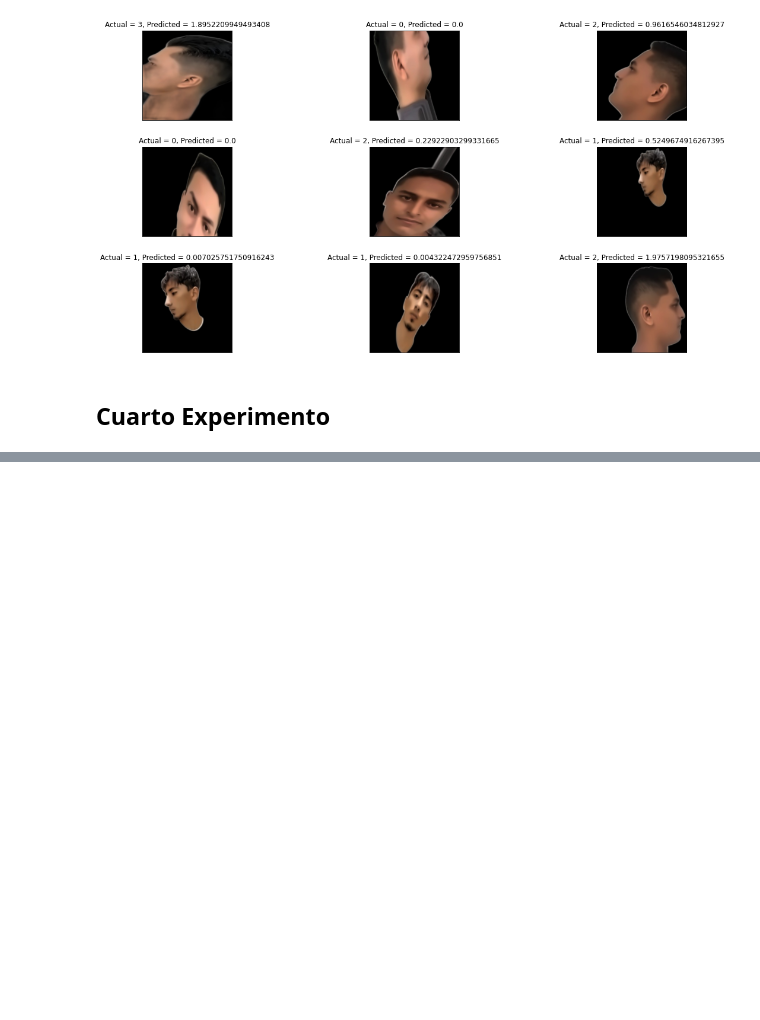
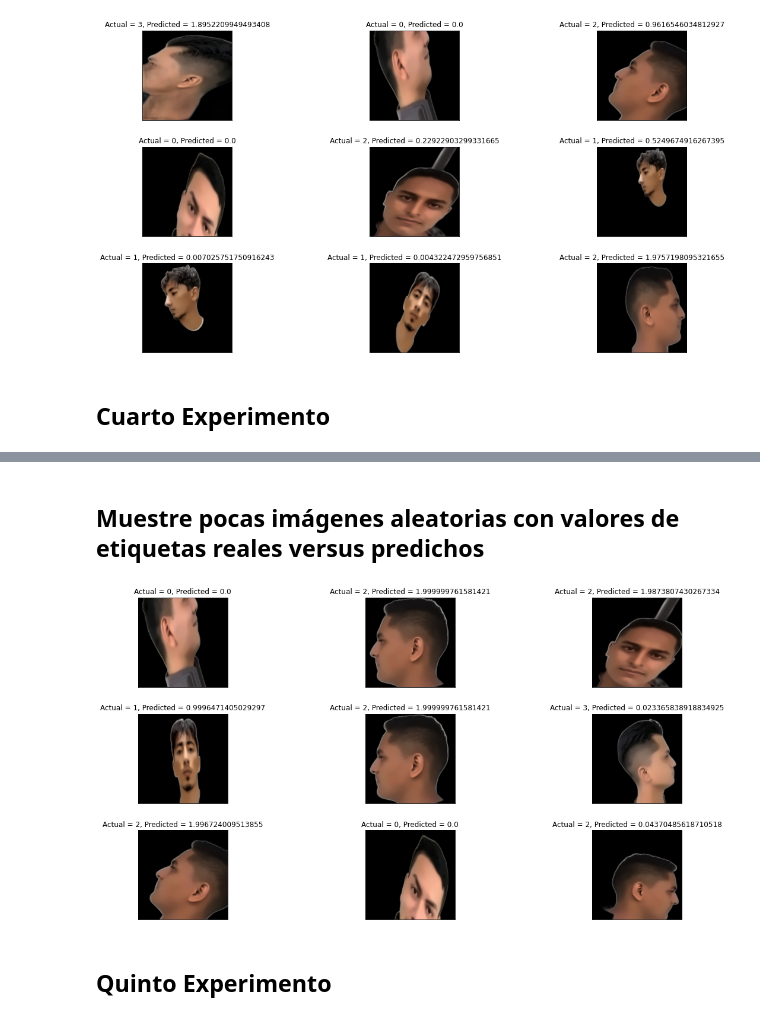
Before and after one commit to LuisOlalla/ProyectoU3_Lucio_Olalla, a Jupyter notebook: [NRC_6278]_LucioCarlos_OlallaLuis_Lab1.ipynb, the cells around one changed output, grey strips where cells are left out. Cells and saved outputs as stored; diff of their text form; code cells hidden in the pictures; blank space fills up the shorter version.

Commit message:
Experimento 4 y 5

```diff
--- a/[NRC_6278]_LucioCarlos_OlallaLuis_Lab1.ipynb
+++ b/[NRC_6278]_LucioCarlos_OlallaLuis_Lab1.ipynb
@@ -920,7 +920,7 @@ plt.show()
 model=Sequential()
 
 #1 conv layer
-model.add(Conv2D(filters=50,kernel_size=(11,11),strides=(4,4),padding="valid",activation="relu",input_shape=(227,227,3)))
+model.add(Conv2D(filters=75,kernel_size=(10,10),strides=(4,4),padding="valid",activation="relu",input_shape=(227,227,3)))
 
 #1 max pool layer
 model.add(MaxPooling2D(pool_size=(3,3),strides=(2,2)))
@@ -928,7 +928,7 @@ model.add(MaxPooling2D(pool_size=(3,3),strides=(2,2)))
 model.add(BatchNormalization())
 
 #2 conv layer
-model.add(Conv2D(filters=156,kernel_size=(5,5),strides=(1,1),padding="valid",activation="relu"))
+model.add(Conv2D(filters=156,kernel_size=(6,6),strides=(1,1),padding="valid",activation="relu"))
 
 #2 max pool layer
 model.add(MaxPooling2D(pool_size=(3,3),strides=(2,2)))
@@ -938,8 +938,6 @@ model.add(BatchNormalization())
 #3 conv layer
 model.add(Conv2D(filters=256,kernel_size=(3,3),strides=(1,1),padding="valid",activation="relu"))
 
-#4 conv layer
-model.add(Conv2D(filters=156,kernel_size=(3,3),strides=(1,1),padding="valid",activation="relu"))
 
 #5 conv layer
 model.add(Conv2D(filters=56,kernel_size=(3,3),strides=(1,1),padding="valid",activation="relu"))
@@ -955,23 +953,18 @@ model.add(Flatten())
 #1 dense layer
 model.add(Dense(4096,input_shape=(227,227,3),activation="relu"))
 
-model.add(Dropout(0.2))
+model.add(Dropout(0.9))
 
 model.add(BatchNormalization())
 
 #2 dense layer
 model.add(Dense(4096,activation="relu"))
 
-model.add(Dropout(0.2))
+model.add(Dropout(0.9))
 
 model.add(BatchNormalization())
 
-#3 dense layer
-model.add(Dense(1000,activation="relu"))
 
-model.add(Dropout(0.2))
-
-model.add(BatchNormalization())
 
 #output layer
 model.add(Dense(20,activation="softmax"))
@@ -979,0 +991,5 @@ model.summary()
+# %%
+model.compile(optimizer="adam", loss="sparse_categorical_crossentropy", metrics=["accuracy"])
+# %%
+%%time
+model.fit(train_ds, train_labels, epochs=75)
@@ -979,0 +1026,5 @@ model.summary()
+# %%
+#Código que realice la división en entrenamiento y test, de acuerdo con la estretgia de evaluación planeada. Describa cuál es.
+pred = model.predict(test_ds)
+
+pred.shape
@@ -979,0 +1034,22 @@ model.summary()
+# %% [markdown]
+## Muestre pocas imágenes aleatorias con valores de etiquetas reales versus predichos
+# %%
+plt.figure(1 , figsize = (19 , 10))
+n = 0
+
+for i in range(9):
+    n += 1
+    r = np.random.randint( 0, test_ds.shape[0], 1)
+
+    plt.subplot(3, 3, n)
+    plt.subplots_adjust(hspace = 0.3, wspace = 0.3)
+
+    plt.imshow(test_ds[r[0]])
+    plt.title('Actual = {}, Predicted = {}'.format(test_labels[r[0]] , test_labels[r[0]]*pred[r[0]][test_labels[r[0]]]) )
+    plt.xticks([]) , plt.yticks([])
+
+plt.show()
+# %% [output]
+[figure, added]
+# %% [markdown]
+## Quinto Experimento
```
Also changed, not shown: parts of 17 cells of this notebook.
